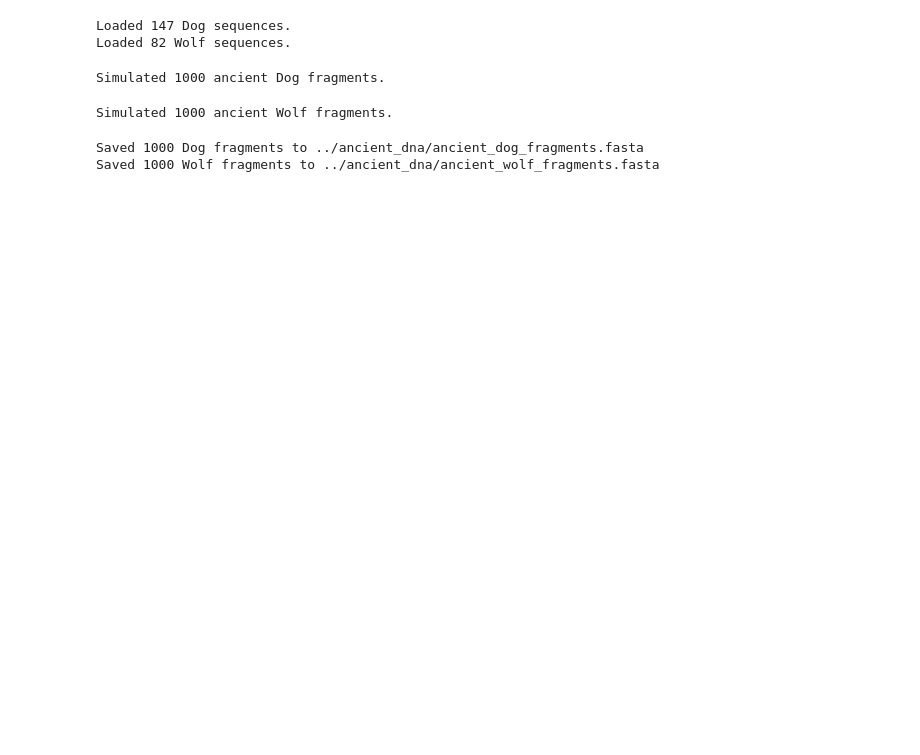
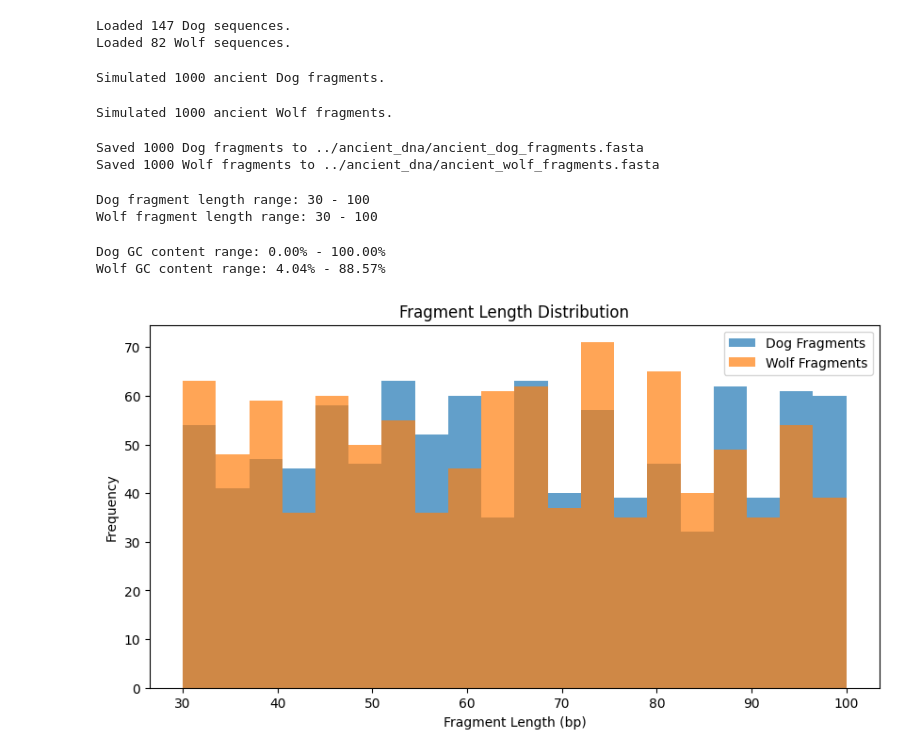
Before and after one commit to edilchristian/ancient-canid-reconstruction, a Jupyter notebook: notebooks/2_simulate_ancient_dna.ipynb, the cells around one changed output. Saved outputs shown, nothing was run; the diff lists cells and outputs as text; code cells hidden in the pictures; blank space fills up the shorter version.

Commit message:
Snapshot 3: Visualized fragment length and GC content distributions after ancient DNA simulation.

```diff
--- a/notebooks/2_simulate_ancient_dna.ipynb
+++ b/notebooks/2_simulate_ancient_dna.ipynb
@@ -106,3 +110,34 @@ print(f"Saved {len(ancient_wolf_fragments)} Wolf fragments to {wolf_fragments_pa
 # %% [output]
 Saved 1000 Dog fragments to ../ancient_dna/ancient_dog_fragments.fasta
 Saved 1000 Wolf fragments to ../ancient_dna/ancient_wolf_fragments.fasta
+# %%
+# Calculate lengths
+dog_lengths = [len(record.seq) for record in ancient_dog_fragments]
+wolf_lengths = [len(record.seq) for record in ancient_wolf_fragments]
+
+print(f"Dog fragment length range: {min(dog_lengths)} - {max(dog_lengths)}")
+print(f"Wolf fragment length range: {min(wolf_lengths)} - {max(wolf_lengths)}")
+# %% [output]
+Dog fragment length range: 30 - 100
+Wolf fragment length range: 30 - 100
+# %%
+# Calculate GC content (%)
+dog_gc = [gc_fraction(record.seq) * 100 for record in ancient_dog_fragments]
+wolf_gc = [gc_fraction(record.seq) * 100 for record in ancient_wolf_fragments]
+
+print(f"Dog GC content range: {min(dog_gc):.2f}% - {max(dog_gc):.2f}%")
+print(f"Wolf GC content range: {min(wolf_gc):.2f}% - {max(wolf_gc):.2f}%")
+# %% [output]
+Dog GC content range: 0.00% - 100.00%
+Wolf GC content range: 4.04% - 88.57%
+# %%
+plt.figure(figsize=(10, 5))
+plt.hist(dog_lengths, bins=20, alpha=0.7, label='Dog Fragments')
+plt.hist(wolf_lengths, bins=20, alpha=0.7, label='Wolf Fragments')
+plt.title('Fragment Length Distribution')
+plt.xlabel('Fragment Length (bp)')
+plt.ylabel('Frequency')
+plt.legend()
+plt.show()
+# %% [output]
+[figure, added]
```
Also changed, not shown: parts of 10 cells of this notebook, 1 other file.
